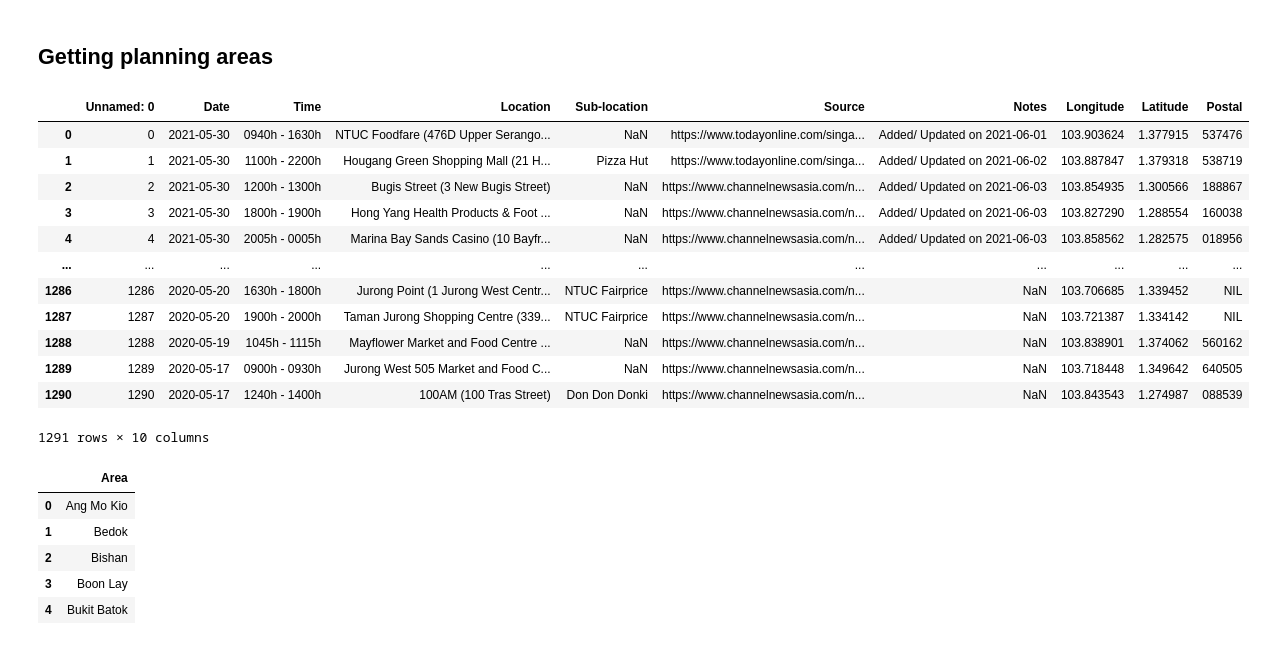
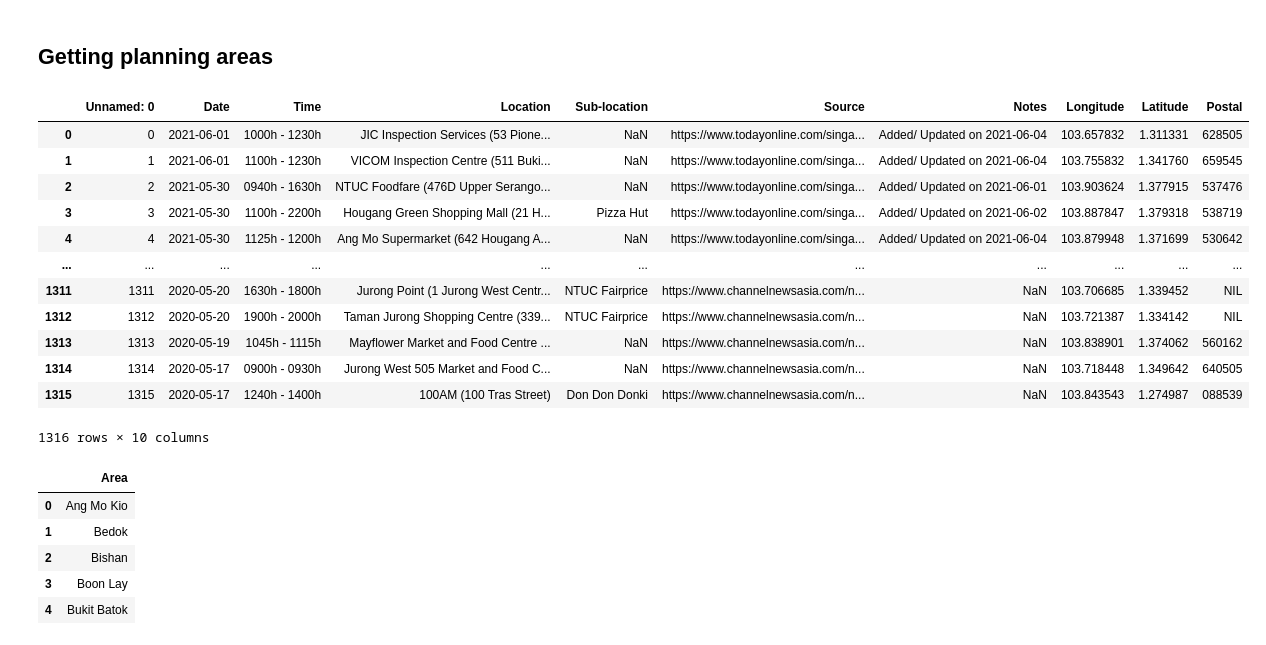
Before and after one commit to huishun98/SG-COVID-data, a Jupyter notebook: Singapore COVID Spread.ipynb, the cells around one changed output. Drawn from its saved outputs; the diff is of its cells as text; code cells hidden in the pictures.

```diff
--- a/Singapore COVID Spread.ipynb
+++ b/Singapore COVID Spread.ipynb
@@ -89,22 +107,22 @@ df.to_csv('Covid-Public-SG-LngLat.csv')
 # %% [markdown]
 ## Getting planning areas
 # %%
-lng_lat_df = pd.read_csv('Covid-Public-SG-LngLat.csv')
+lng_lat_df = pd.read_csv('data/Covid-Public-SG-LngLat.csv')
 lng_lat_df
 # %% [output]
 |  | Unnamed: 0 | Date | Time | Location | Sub-location | Source | Notes | Longitude | Latitude | Postal |
-| 0 | 0 | 2021-05-30 | 0940h - 1630h | NTUC Foodfare (476D Upper Serango... | NaN | https://www.todayonline.com/singa... | Added/ Updated on 2021-06-01 | 103.903624 | 1.377915 | 537476 |
-| 1 | 1 | 2021-05-30 | 1100h - 2200h | Hougang Green Shopping Mall (21 H... | Pizza Hut | https://www.todayonline.com/singa... | Added/ Updated on 2021-06-02 | 103.887847 | 1.379318 | 538719 |
-| 2 | 2 | 2021-05-30 | 1200h - 1300h | Bugis Street (3 New Bugis Street) | NaN | https://www.channelnewsasia.com/n... | Added/ Updated on 2021-06-03 | 103.854935 | 1.300566 | 188867 |
-| 3 | 3 | 2021-05-30 | 1800h - 1900h | Hong Yang Health Products & Foot ... | NaN | https://www.channelnewsasia.com/n... | Added/ Updated on 2021-06-03 | 103.827290 | 1.288554 | 160038 |
-| 4 | 4 | 2021-05-30 | 2005h - 0005h | Marina Bay Sands Casino (10 Bayfr... | NaN | https://www.channelnewsasia.com/n... | Added/ Updated on 2021-06-03 | 103.858562 | 1.282575 | 018956 |
+| 0 | 0 | 2021-06-01 | 1000h - 1230h | JIC Inspection Services (53 Pione... | NaN | https://www.todayonline.com/singa... | Added/ Updated on 2021-06-04 | 103.657832 | 1.311331 | 628505 |
+| 1 | 1 | 2021-06-01 | 1100h - 1230h | VICOM Inspection Centre (511 Buki... | NaN | https://www.todayonline.com/singa... | Added/ Updated on 2021-06-04 | 103.755832 | 1.341760 | 659545 |
+| 2 | 2 | 2021-05-30 | 0940h - 1630h | NTUC Foodfare (476D Upper Serango... | NaN | https://www.todayonline.com/singa... | Added/ Updated on 2021-06-01 | 103.903624 | 1.377915 | 537476 |
+| 3 | 3 | 2021-05-30 | 1100h - 2200h | Hougang Green Shopping Mall (21 H... | Pizza Hut | https://www.todayonline.com/singa... | Added/ Updated on 2021-06-02 | 103.887847 | 1.379318 | 538719 |
+| 4 | 4 | 2021-05-30 | 1125h - 1200h | Ang Mo Supermarket (642 Hougang A... | NaN | https://www.todayonline.com/singa... | Added/ Updated on 2021-06-04 | 103.879948 | 1.371699 | 530642 |
 | ... | ... | ... | ... | ... | ... | ... | ... | ... | ... | ... |
-| 1286 | 1286 | 2020-05-20 | 1630h - 1800h | Jurong Point (1 Jurong West Centr... | NTUC Fairprice | https://www.channelnewsasia.com/n... | NaN | 103.706685 | 1.339452 | NIL |
-| 1287 | 1287 | 2020-05-20 | 1900h - 2000h | Taman Jurong Shopping Centre (339... | NTUC Fairprice | https://www.channelnewsasia.com/n... | NaN | 103.721387 | 1.334142 | NIL |
-| 1288 | 1288 | 2020-05-19 | 1045h - 1115h | Mayflower Market and Food Centre ... | NaN | https://www.channelnewsasia.com/n... | NaN | 103.838901 | 1.374062 | 560162 |
-| 1289 | 1289 | 2020-05-17 | 0900h - 0930h | Jurong West 505 Market and Food C... | NaN | https://www.channelnewsasia.com/n... | NaN | 103.718448 | 1.349642 | 640505 |
-| 1290 | 1290 | 2020-05-17 | 1240h - 1400h | 100AM (100 Tras Street) | Don Don Donki | https://www.channelnewsasia.com/n... | NaN | 103.843543 | 1.274987 | 088539 |
+| 1311 | 1311 | 2020-05-20 | 1630h - 1800h | Jurong Point (1 Jurong West Centr... | NTUC Fairprice | https://www.channelnewsasia.com/n... | NaN | 103.706685 | 1.339452 | NIL |
+| 1312 | 1312 | 2020-05-20 | 1900h - 2000h | Taman Jurong Shopping Centre (339... | NTUC Fairprice | https://www.channelnewsasia.com/n... | NaN | 103.721387 | 1.334142 | NIL |
+| 1313 | 1313 | 2020-05-19 | 1045h - 1115h | Mayflower Market and Food Centre ... | NaN | https://www.channelnewsasia.com/n... | NaN | 103.838901 | 1.374062 | 560162 |
+| 1314 | 1314 | 2020-05-17 | 0900h - 0930h | Jurong West 505 Market and Food C... | NaN | https://www.channelnewsasia.com/n... | NaN | 103.718448 | 1.349642 | 640505 |
+| 1315 | 1315 | 2020-05-17 | 1240h - 1400h | 100AM (100 Tras Street) | Don Don Donki | https://www.channelnewsasia.com/n... | NaN | 103.843543 | 1.274987 | 088539 |
-1291 rows × 10 columns
+1316 rows × 10 columns
 # %%
 # Obtained from https://en.wikipedia.org/wiki/Planning_Areas_of_Singapore
 planning_area_list = ['Ang Mo Kio', 'Bedok', 'Bishan', 'Boon Lay', 'Bukit Batok', 'Bukit Merah', 'Bukit Panjang', 'Bukit Timah', 'Central Water Catchment', 'Changi Airport', 'Changi Bay', 'Choa Chu Kang', 'Clementi', 'Downtown Core', 'Geylang', 'Hougang', 'Jurong East', 'Jurong West', 'Kallang', 'Lim Chu Kang', 'Mandai', 'Marina East', 'Marina South', 'Marine Parade', 'Museum', 'Newton', 'North-Eastern Islands', 'Novena', 'Orchard', 'Outram', 'Pasir Ris', 'Paya Lebar', 'Pioneer', 'Punggol', 'Queenstown', 'River Valley', 'Rochor', 'Seletar', 'Sembawang', 'Sengkang', 'Serangoon', 'Simpang', 'Singapore River', 'Southern Islands', 'Straits View', 'Sungei Kadut', 'Tampines', 'Tanglin', 'Tengah', 'Toa Payoh', 'Tuas', 'Western Islands', 'Western Water Catchment', 'Woodlands', 'Yishun']
```
Also changed, not shown: parts of 12 cells of this notebook, 7 other files.
